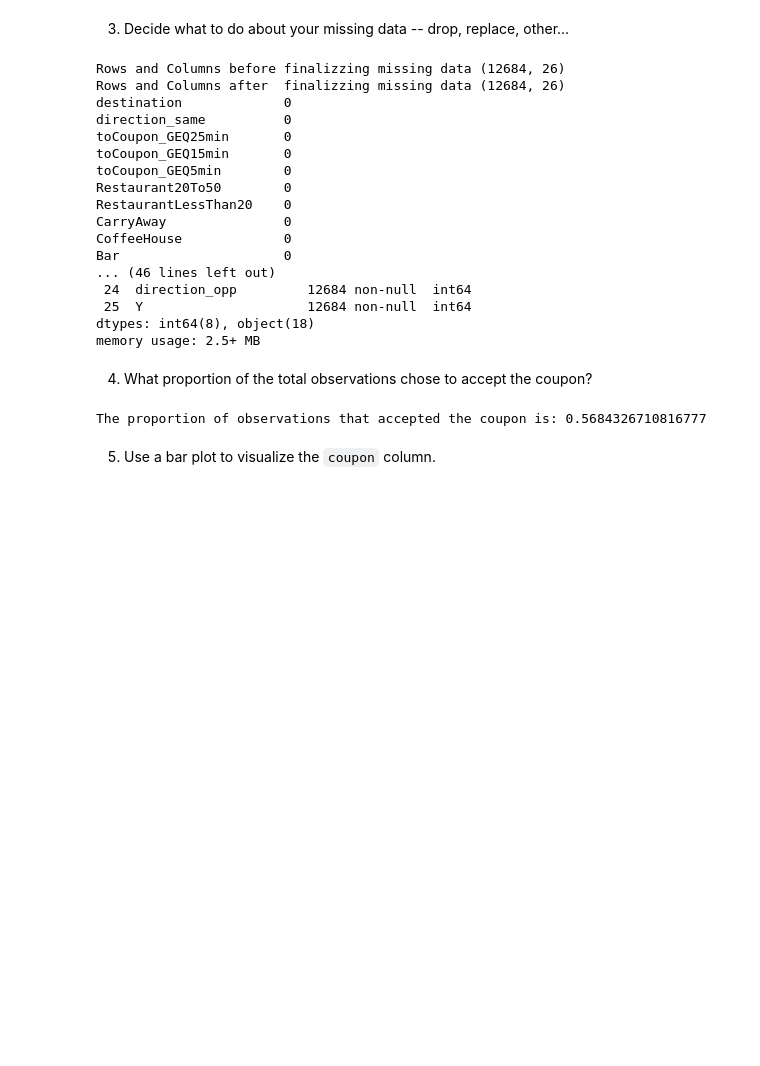
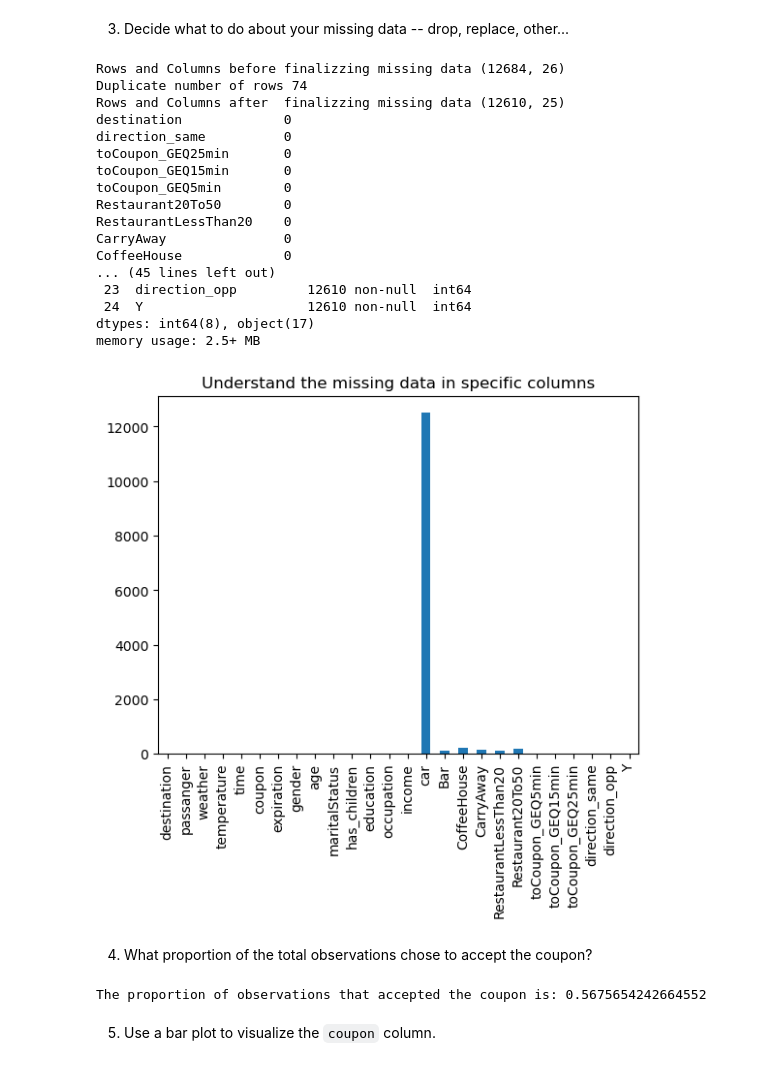
Before and after one commit to hegdesan-us/assignment_5_1, a Jupyter notebook: prompt_sol.ipynb, the cells around one changed output. Saved outputs shown, nothing was run; the diff lists cells and outputs as text; code cells hidden in the pictures; blank space fills up the shorter version.

Commit message:
Updated with all the pictures

```diff
--- a/prompt_sol.ipynb
+++ b/prompt_sol.ipynb
@@ -139,6 +139,15 @@ Name: count, dtype: int64
 # %%
 # Check the shape of the table before
 print(f"Rows and Columns before finalizzing missing data {data.shape}")
+
+print(f"Duplicate number of rows {data.duplicated().sum()}")
+
+# Drop the duplicate rowns
+data.drop_duplicates(inplace=True)
+
+data.isna().sum().plot(kind='bar')
+plt.title('Understand the missing data in specific columns')
+plt.savefig('pictures/missingdata.png')
 
 
 # Assuming that any NaN in Carryway means "less than 1" times people have ordered carry away
@@ -155,41 +164,42 @@ data['RestaurantLessThan20'] = data['RestaurantLessThan20'].fillna("never")
 
 #Number of times that he/she eats at a restaurant with average expense between $20 to 50 per person: Assuming less than 1
 data['Restaurant20To50'] = data['Restaurant20To50'].fillna("less1")
 
 #Number of times that he/she goes to a bar: Assuming never
 data['Bar'] = data['Bar'].fillna("never")
 
-#Number of times that he/she use car: do not drive
-data['car'] = data['car'].fillna("do not drive")
+#Car column doesn't contain enough data so dropping the column
+data = data.drop('car', axis=1)
 
 print(f"Rows and Columns after  finalizzing missing data {data.shape}")
 
 
 data['coupon'].value_counts()
 
 missing_counts = data.isnull().sum().sort_values()
 
 # Check the values after the clean-up
 print(missing_counts)
 data.info()
 # %% [output]
 Rows and Columns before finalizzing missing data (12684, 26)
-Rows and Columns after  finalizzing missing data (12684, 26)
+Duplicate number of rows 74
+Rows and Columns after  finalizzing missing data (12610, 25)
 destination             0
 direction_same          0
 toCoupon_GEQ25min       0
 toCoupon_GEQ15min       0
 toCoupon_GEQ5min        0
 Restaurant20To50        0
 RestaurantLessThan20    0
 CarryAway               0
 CoffeeHouse             0
-Bar                     0
-... (46 lines left out)
- 24  direction_opp         12684 non-null  int64
- 25  Y                     12684 non-null  int64
-dtypes: int64(8), object(18)
+... (45 lines left out)
+ 23  direction_opp         12610 non-null  int64
+ 24  Y                     12610 non-null  int64
+dtypes: int64(8), object(17)
 memory usage: 2.5+ MB
+[figure, added]
 # %% [markdown]
 4. What proportion of the total observations chose to accept the coupon?
 # %%
@@ -197,7 +207,7 @@ acceptance_rate = data['Y'].mean()
 print(f"The proportion of observations that accepted the coupon is: {acceptance_rate}")
 #data['Y'].value_counts()
 # %% [output]
-The proportion of observations that accepted the coupon is: 0.5684326710816777
+The proportion of observations that accepted the coupon is: 0.5675654242664552
 # %% [markdown]
 5. Use a bar plot to visualize the `coupon` column.
 # %%
```
Also changed, not shown: parts of 11 cells of this notebook, 11 other files.
